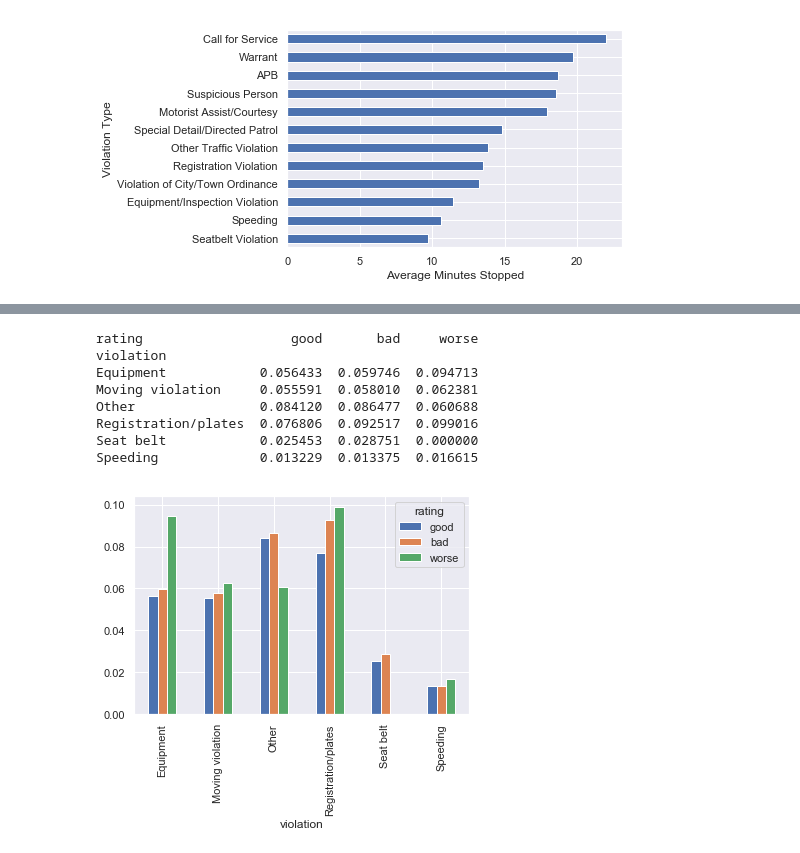
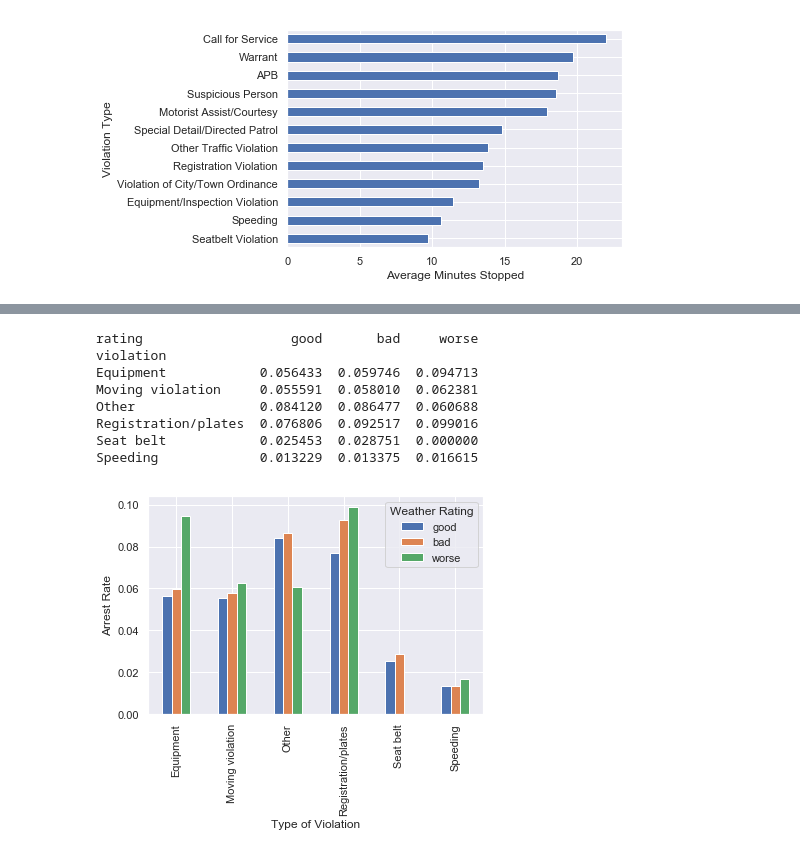
Before and after one commit to AMWen/police_activity_analysis, a Jupyter notebook: police_activity.ipynb, the cells around one changed output, grey strips where cells are left out. Drawn from its saved outputs; the diff is of its cells as text; code cells hidden in the pictures.

```diff
--- a/police_activity.ipynb
+++ b/police_activity.ipynb
@@ -442,31 +442,36 @@ ri_weather = pd.merge(left=ri, right=weather_rating, left_on='stop_date', right_
 # Set 'stop_datetime' as the index of 'ri_weather'
 ri_weather.set_index('stop_datetime', inplace=True)
 
 # Examine head of merged dataframe to make sure merge was successful
 ri_weather.head()
 
 ## Examine if there is a correlation between arrest rate and weather rating
 # Calculate the arrest rate for each 'violation' and 'rating'
 arrest_rate = ri_weather.groupby(['violation', 'rating']).is_arrested.mean()
 
 # Unstack the 'arrest_rate' Series into a DataFrame
 print(arrest_rate.unstack())
 
 # Create the same DataFrame using a pivot table and a bar graph to visualize the arrest rates vs. weather condition
 ri_weather.pivot_table(index='violation', columns='rating', values='is_arrested').plot(kind='bar')
 
+# Add labels
+plt.xlabel('Type of Violation')
+plt.ylabel('Arrest Rate')
+plt.legend(title='Weather Rating')
+
 # Display the plot
 plt.show()
 
 # Conclusion: Arrest rates increase as weather gets worse for most violations except for 'Other' and 'Seat belt'
 # (for the worst weather condition)
 # %% [output]
 rating                   good       bad     worse
 violation
 Equipment            0.056433  0.059746  0.094713
 Moving violation     0.055591  0.058010  0.062381
 Other                0.084120  0.086477  0.060688
 Registration/plates  0.076806  0.092517  0.099016
 Seat belt            0.025453  0.028751  0.000000
 Speeding             0.013229  0.013375  0.016615
-[figure, old version]
+[figure, new version]
```
